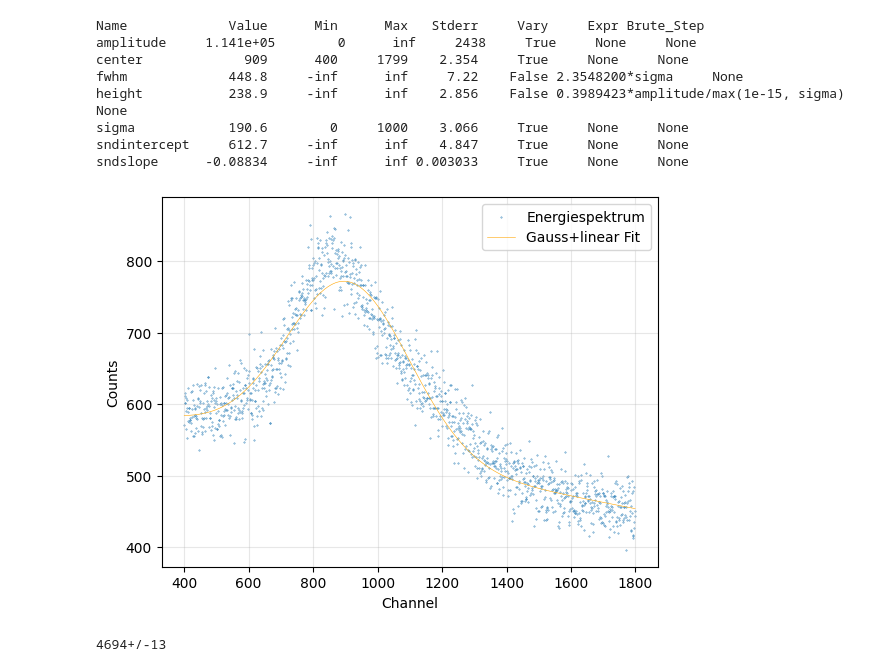
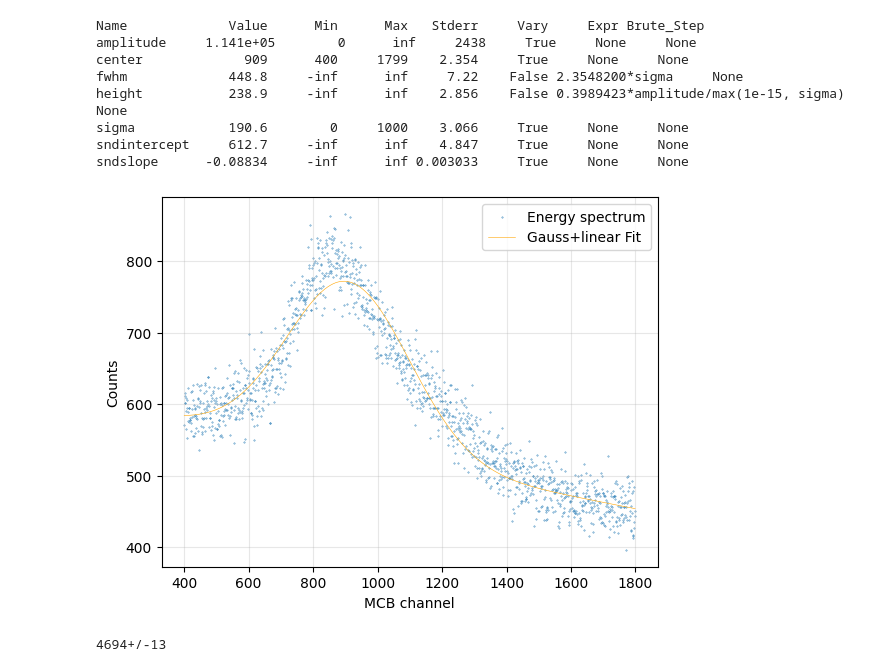
Before and after one commit to Moritz-Wald/GammaGamma, a Jupyter notebook: Energieauflösung_BAF2.ipynb, the cells around one changed output. Drawn from its saved outputs; the diff is of its cells as text; code cells hidden in the pictures.

```diff
--- a/Energieauflösung_BAF2.ipynb
+++ b/Energieauflösung_BAF2.ipynb
@@ -142,15 +142,15 @@ fitted_params = result.params
 x = np.linspace(min(roi), max(roi), 1000)
 y = model.eval(x=x, params=fitted_params)
 # %%
-plt.scatter(roi, data, s=0.1, label='Energiespektrum')
+plt.scatter(roi, data, s=0.1, label='Energy spectrum')
 plt.plot(x, y, linewidth=.4, c='orange', label='Gauss+linear Fit')
 plt.grid(alpha=.3)
 plt.legend()
-plt.xlabel('Channel')
+plt.xlabel('MCB channel')
 plt.ylabel('Counts')
 plt.show()
 # %% [output]
-[figure, old version]
+[figure, new version]
 # %%
 centertwo = ufloat(fitted_params['center'].value, fitted_params['center'].stderr)
 print(centerone)
```
Also changed, not shown: parts of 4 cells of this notebook, 2 other files.
